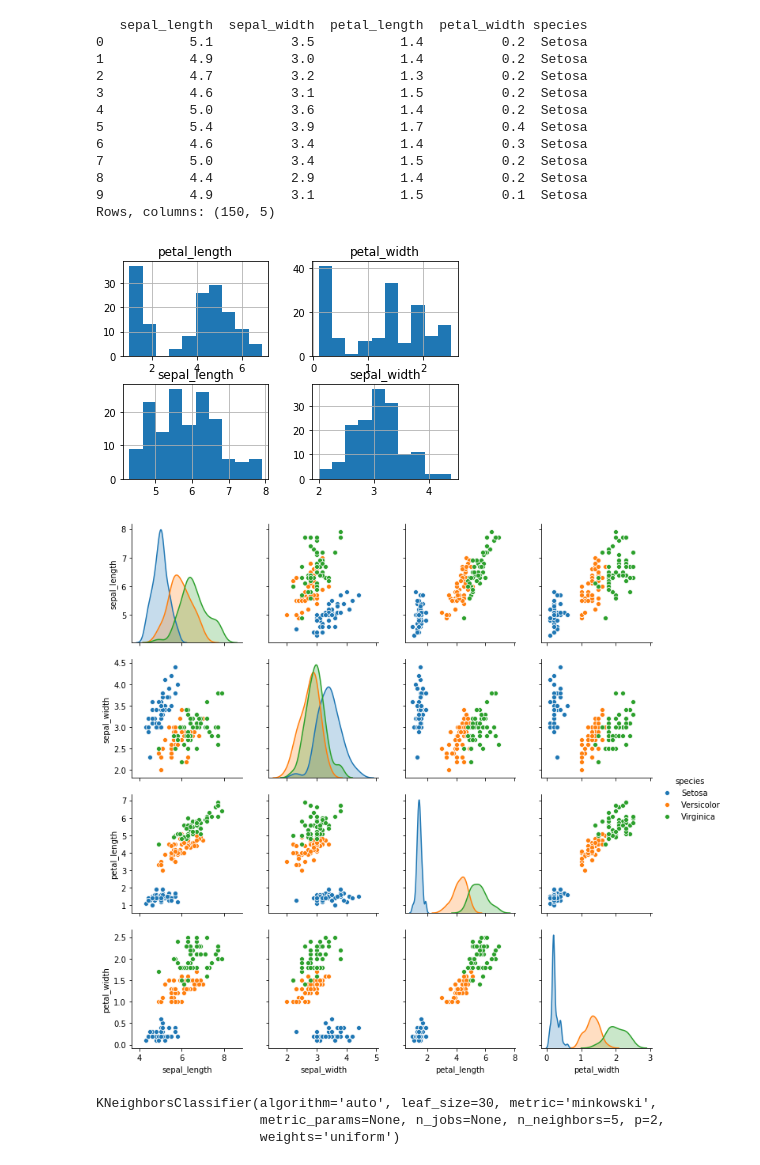
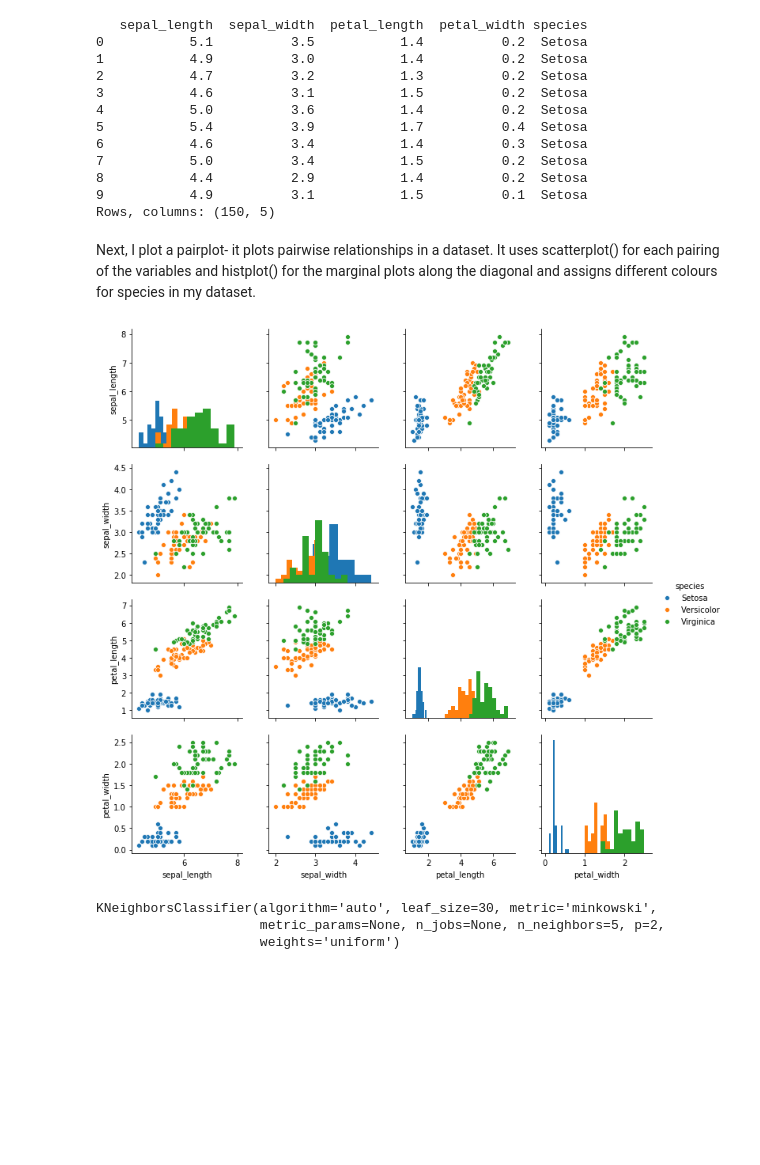
Before and after one commit to amacuga/mls-tasks-2020, a Jupyter notebook: Assessment.ipynb, the cells around one changed output. Drawn from its saved outputs; the diff is of its cells as text; code cells hidden in the pictures; blank space fills up the shorter version.

```diff
--- a/Assessment.ipynb
+++ b/Assessment.ipynb
@@ -522,18 +524,14 @@ print("Rows, columns:", dataset.shape)
 8           4.4          2.9           1.4          0.2  Setosa
 9           4.9          3.1           1.5          0.1  Setosa
 Rows, columns: (150, 5)
+# %% [markdown]
+Next, I plot a pairplot- it plots pairwise relationships in a dataset. It uses scatterplot() for each pairing of the variables and histplot() for the marginal plots along the diagonal and assigns different colours for species in my dataset.
 # %%
-# Create a histogram
-dataset.hist()
+# Create a pairplot
+sns.pairplot(dataset, hue="species", diag_kind="hist")
 plt.show()
 # %% [output]
-[figure, old version]
+[figure, new version]
-# %%
-# Create a pairplot
-sns.pairplot(dataset, hue="species")
-plt.show()
-# %% [output]
-[figure, removed]
 # %%
 # The inputs variable contains the first four columns of the dataset.
 # The outputs variable contains the last column of the dataset.
```
Also changed, not shown: parts of 4 cells of this notebook.
